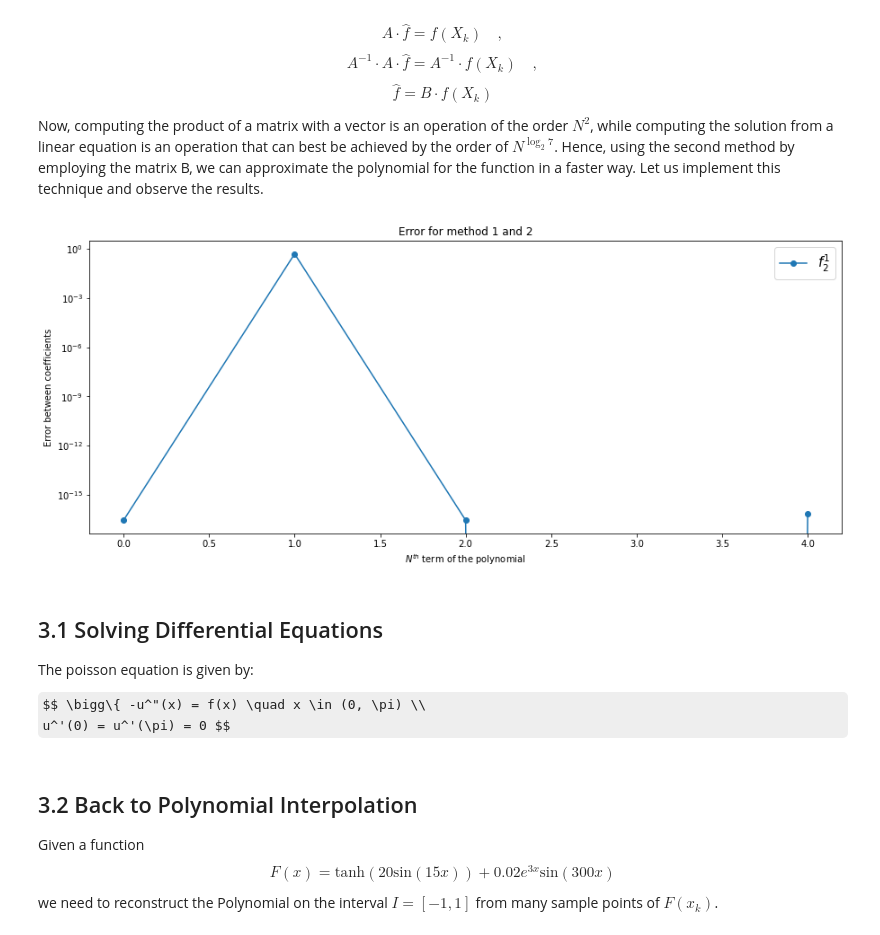
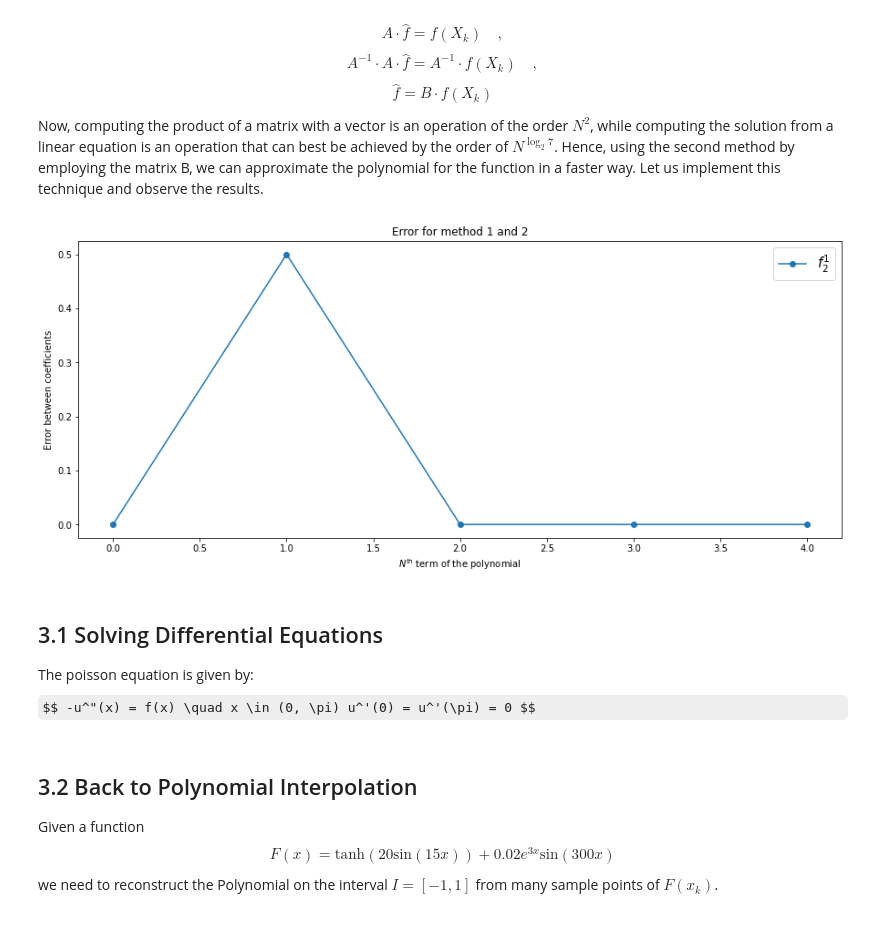
Before and after one commit to vrushank-agrawal/MAA106, a Jupyter notebook: MAA106 - project.ipynb, the cells around one changed output. Drawn from its saved outputs; the diff is of its cells as text; code cells hidden in the pictures; some formulas as TeX source.

```diff
--- a/MAA106 - project.ipynb
+++ b/MAA106 - project.ipynb
@@ -303,54 +308,47 @@ $$\hat{f} = B \cdot f(X_k)$$
 
 Now, computing the product of a matrix with a vector is an operation of the order $N^2$, while computing the solution from a linear equation is an operation that can best be achieved by the order of $N^{\log_2 7}$. Hence, using the second method by employing the matrix B, we can approximate the polynomial for the function in a faster way. Let us implement this technique and observe the results.
 # %%
-B = [[[] for i in range(N)] for j in range(func_no)]                # initializing matrix B for all functions
+B = [[] for i in range(N)]                             # initializing matrix B
 
-for i in range(func_no):
-    for j in range(N):
-        B[i][j] = [ f2( (j * X_k(k, N)) ) / N for k in range(N) ]
+for j in range(N):
+    B[j] = [ cos( (j * X_k(k, N)) ) / N for k in range(N) ]
 
-# I_n = [[] for i in range(func_no)]                                # function to calculate Identity matrix
+    # print(B[j])
 
-# for i in range(func_no):
-#     I_n[i] = np.dot(B[i], A[i])
+# debugging function to check A . B is the Identity matrix
+
+# I_n = np.dot( B, A )
 
 # print(I_n)
 
-f_hat_B = [[] for i in range(func_no)]
 
-for i in range(func_no):
-    f_hat_B[i] = np.dot(B[i], fX_vals[i])
+f_hat_B = np.dot(B, fX_vals)
 
+# debugging function to check validity of the the matrix B
 
-# # function to check validity of the the matrix
+# vals = np.dot(B, fX_vals)
 
-# vals = [[] for i in range(func_no)]
-# for i in range(func_no):
-#     vals[i] = np.dot(np.linalg.inv(B[i]), f_hat_B[i])
 # print(vals)
-# print(fX_vals)
+# print(f_hat_B)
 
 
 tabk = np.arange(0, N)
 
 plt.figure(figsize=( 15, 6))
-for i in range(func_no):
-    plt.plot( tabk, f_hat_B[i], marker = 'o', label=f'$f_{2}^{2*i + 1}$')
+plt.plot( tabk, f_hat_B, marker = 'o', label=f'$f_{2}^{2*i + 1}$')
 plt.legend(fontsize='15', loc='upper right')
 plt.title(f'Error for method 1 and 2')
-plt.yscale('log')
+plt.yscale('linear')
 plt.xlabel('$N^{th}$ term of the polynomial')
 plt.ylabel('Error between coefficients')
 plt.show()
 # %% [output]
-[figure, old version]
+[figure, new version]
 # %% [markdown]
 <h2> 3.1 Solving Differential Equations </h2>
 
 The poisson equation is given by:
-
-$$ \bigg\{ -u^"(x) = f(x) \quad x \in (0, \pi) \\
-u^'(0) = u^'(\pi) = 0 $$
+$$ -u^"(x) = f(x) \quad x \in (0, \pi) u^'(0) = u^'(\pi) = 0 $$
 # %% [markdown]
 <h2> 3.2 Back to Polynomial Interpolation </h2>
 
```
Also changed, not shown: parts of 3 cells of this notebook.
